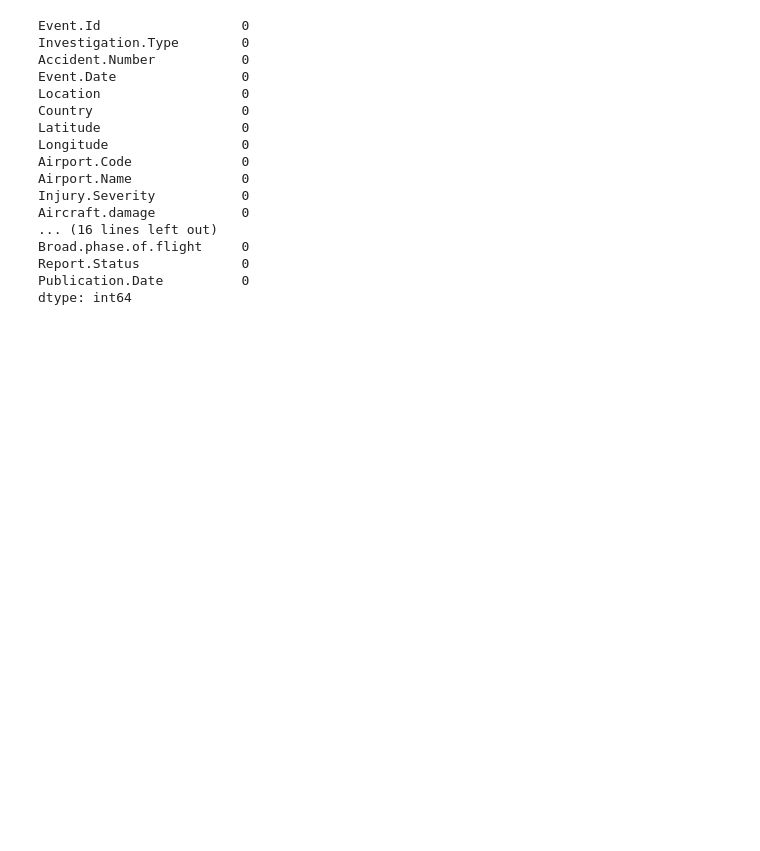
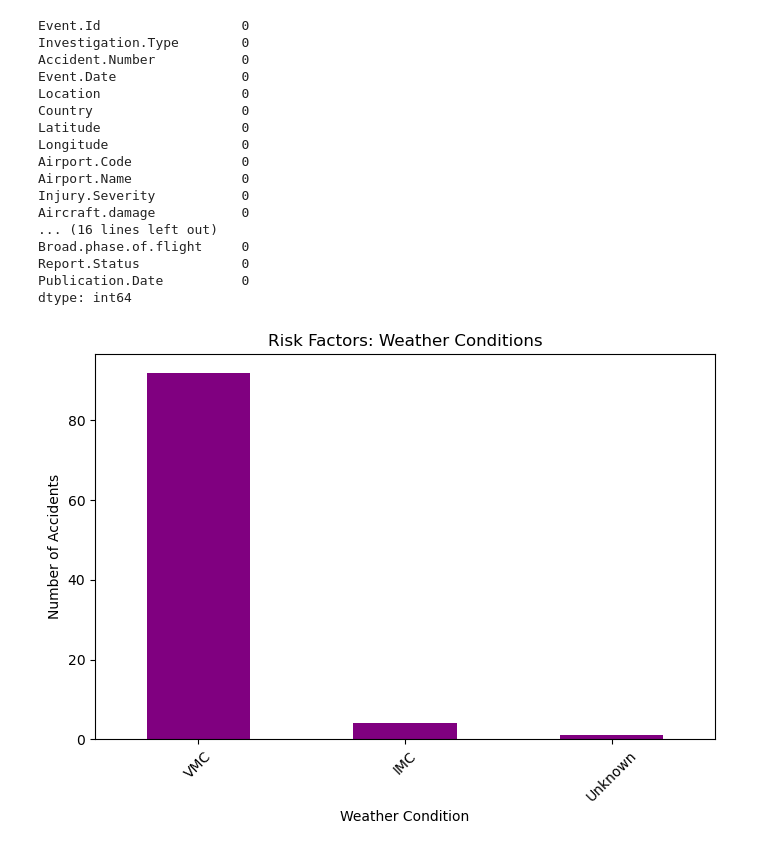
Before and after one commit to Maggiekariuki-ctrl/Aviation.accidents, a Jupyter notebook: Aviation_accidents.ipynb, the cells around one changed output. Saved outputs shown, nothing was run; the diff lists cells and outputs as text; code cells hidden in the pictures; blank space fills up the shorter version.

Commit message:
Working on visualizationsne.g barcharts and histogram

```diff
--- a/Aviation_accidents.ipynb
+++ b/Aviation_accidents.ipynb
@@ -213,3 +213,16 @@ Broad.phase.of.flight     0
 Report.Status             0
 Publication.Date          0
 dtype: int64
+# %%
+aviation_df.columns = aviation_df.columns.str.replace(" ", "_").str.lower()  ##(remove spaces and converts to lowercase)
+# %%
+plt.figure(figsize=(8, 5))
+aviation_df["weather.condition"].value_counts().plot(kind="bar", color="purple")
+plt.title("Risk Factors: Weather Conditions")
+plt.xlabel("Weather Condition")
+plt.ylabel("Number of Accidents")
+plt.xticks(rotation=45)
+
+plt.show()
+# %% [output]
+[figure, added]
```
Also changed, not shown: parts of 5 cells of this notebook.
